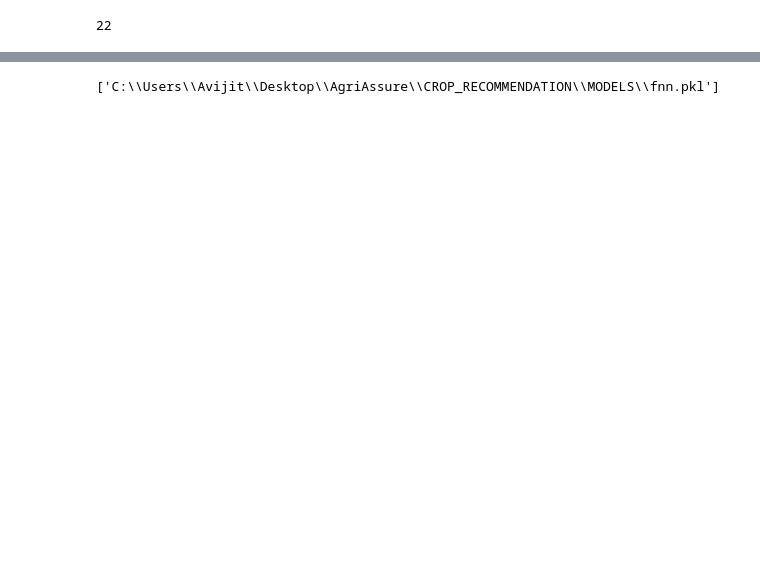
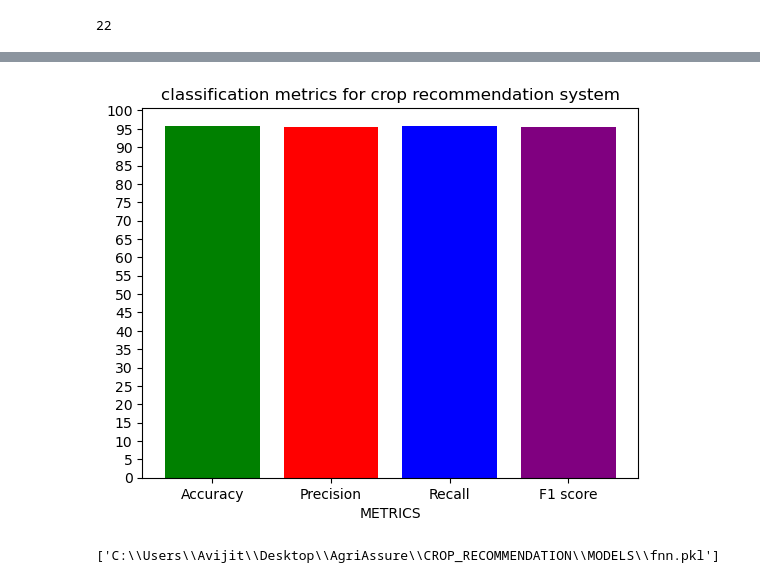
Before and after one commit to CodewithAvijit/Agriscore_Microservices, a Jupyter notebook: CROP_RECOMMENDATION/TRAINING/FNN.ipynb, the cells around one changed output, grey strips where cells are left out. Cells and saved outputs as stored; diff of their text form; code cells hidden in the pictures; blank space fills up the shorter version.

```diff
--- a/CROP_RECOMMENDATION/TRAINING/FNN.ipynb
+++ b/CROP_RECOMMENDATION/TRAINING/FNN.ipynb
@@ -89,3 +126,13 @@ plt.show()
+# %%
+metrics=['Accuracy',"Precision","Recall",'F1 score']
+scores=[accuracy_score(ytest,ypred)*100,precision_score(ytest,ypred,average='macro')*100,recall_score(ytest,ypred,average='macro')*100,f1_score(ytest,ypred,average='macro')*100]
+plt.bar(metrics,scores,color=['green','red','blue','purple'])
+plt.title("classification metrics for crop recommendation system")
+plt.xlabel("METRICS")
+plt.yticks(range(0,101,5))
+plt.show()
+# %% [output]
+[figure, added]
 # %%
 joblib.dump(model,r"C:\Users\Avijit\Desktop\AgriAssure\CROP_RECOMMENDATION\MODELS\fnn.pkl")
 # %% [output]
```
Also changed, not shown: parts of 7 cells of this notebook, 11 other files.
